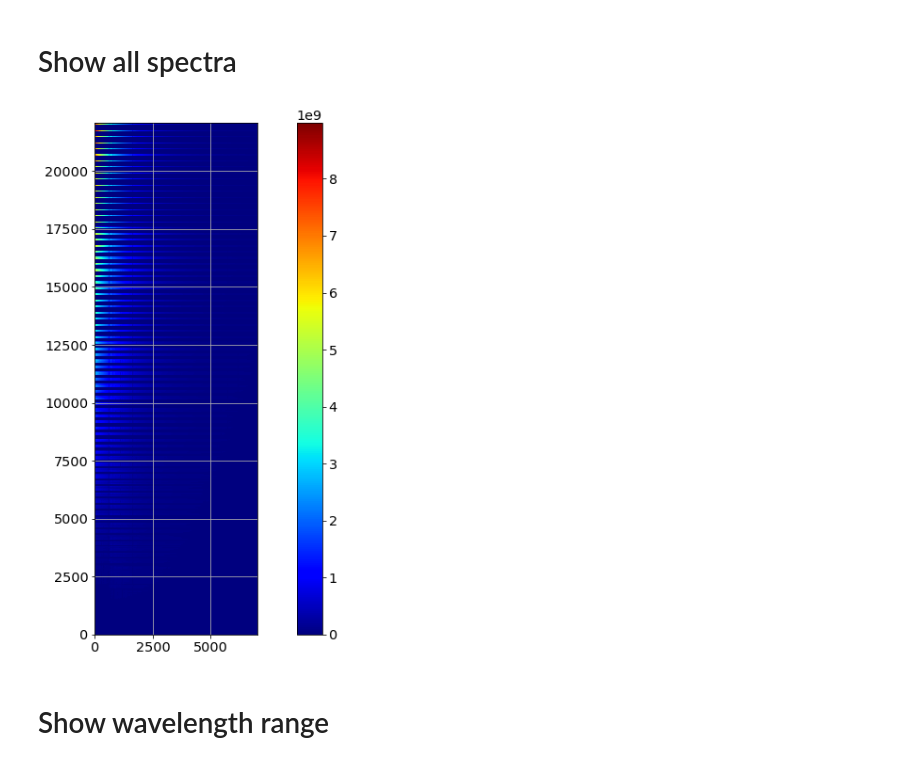
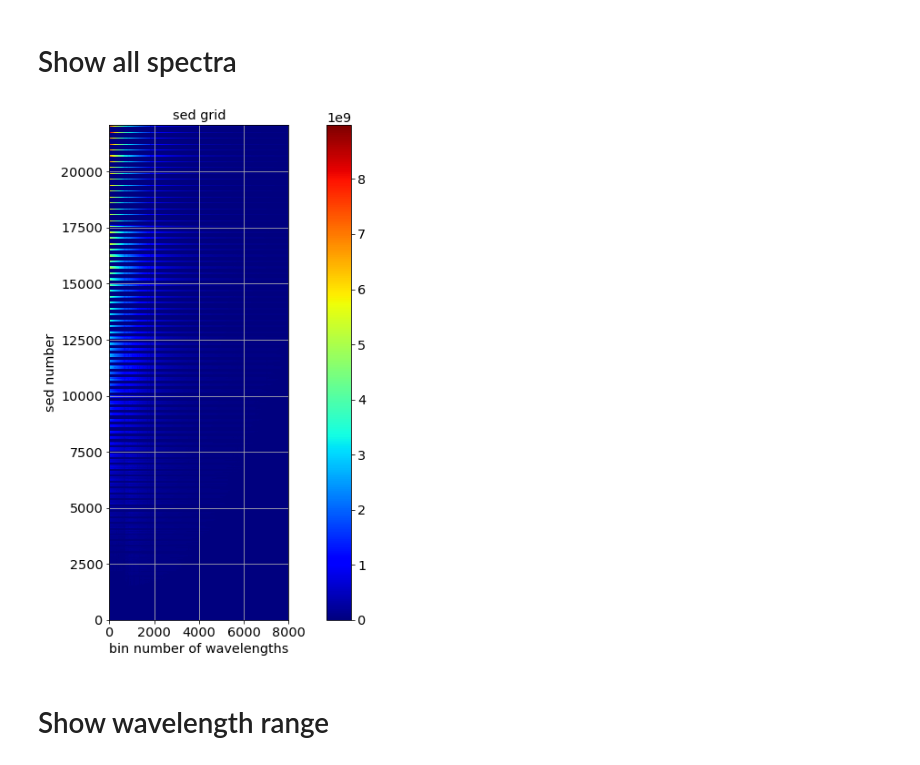
Before and after one commit to LSSTDESC/MiniDataChalgAtmosphere, a Jupyter notebook: pysynphotsed/SelectSED.ipynb, the cells around one changed output. Drawn from its saved outputs; the diff is of its cells as text; code cells hidden in the pictures.

```diff
--- a/pysynphotsed/SelectSED.ipynb
+++ b/pysynphotsed/SelectSED.ipynb
@@ -33,7 +33,8 @@ index_spec=5
 NumberOfSEDToSelect=1000
 # %%
 #input_fits='sedgrid_phoenixmodels_good.fits'
-input_fits='sedgrid_phoenixmodels_noextinct.fits'
+#input_fits='sedgrid_phoenixmodels_noextinct.fits'
+input_fits='sedgrid_phoenixmodels_all.fits'
 output_fits='sedgrid_phoenixmodels_selected1000.fits'
 # %%
 hdul = fits.open(input_fits)
@@ -46,5 +47,6 @@ No.    Name      Ver    Type      Cards   Dimensions   Format
 # %%
-hdul[0].header
+hdr=hdul[0].header
+hdr
 # %% [output]
 SIMPLE  =                    T / conforms to FITS standard
 BITPIX  =                  -64 / array data type
@@ -63,0 +68,8 @@ LOGG    = '[0. 1. 2. 3. 4. 5.]'
+# %%
+index_num=hdr["IDX_NUM"]
+index_val=hdr["IDX_VAL"]
+index_temp=hdr["IDX_TEMP"]
+index_logg=hdr["IDX_LOGG"]
+index_logz=hdr["IDX_LOGZ"]
+index_spec=hdr["IDX_SPEC"]
+index_mag=hdr["IDX_MAG"]
@@ -63,0 +78,10 @@ LOGG    = '[0. 1. 2. 3. 4. 5.]'
+# %%
+def plot_sedimg(data):
+    plt.figure(figsize=(15,10))
+    img=plt.imshow(data[1:,index_spec:],origin='lower',cmap='jet')
+    plt.colorbar(img)
+    plt.grid(True)
+    plt.title('sed grid')
+    plt.xlabel('bin number of wavelengths')
+    plt.ylabel('sed number')
+    plt.show()
@@ -65,11 +101,7 @@ LOGG    = '[0. 1. 2. 3. 4. 5.]'
 data = hdul[0].data
 # %% [markdown]
 # Show all spectra
-# %%
-plt.figure(figsize=(15,10))
-img=plt.imshow(data[1:,index_spec:],origin='lower',cmap='jet')
-plt.colorbar(img)
-plt.grid(True)
-plt.show()
-# %% [output]
-[figure, removed]
+# %%
+plot_sedimg(data)
+# %% [output]
+[figure, added]
```
Also changed, not shown: parts of 19 cells of this notebook, 2 other files.
